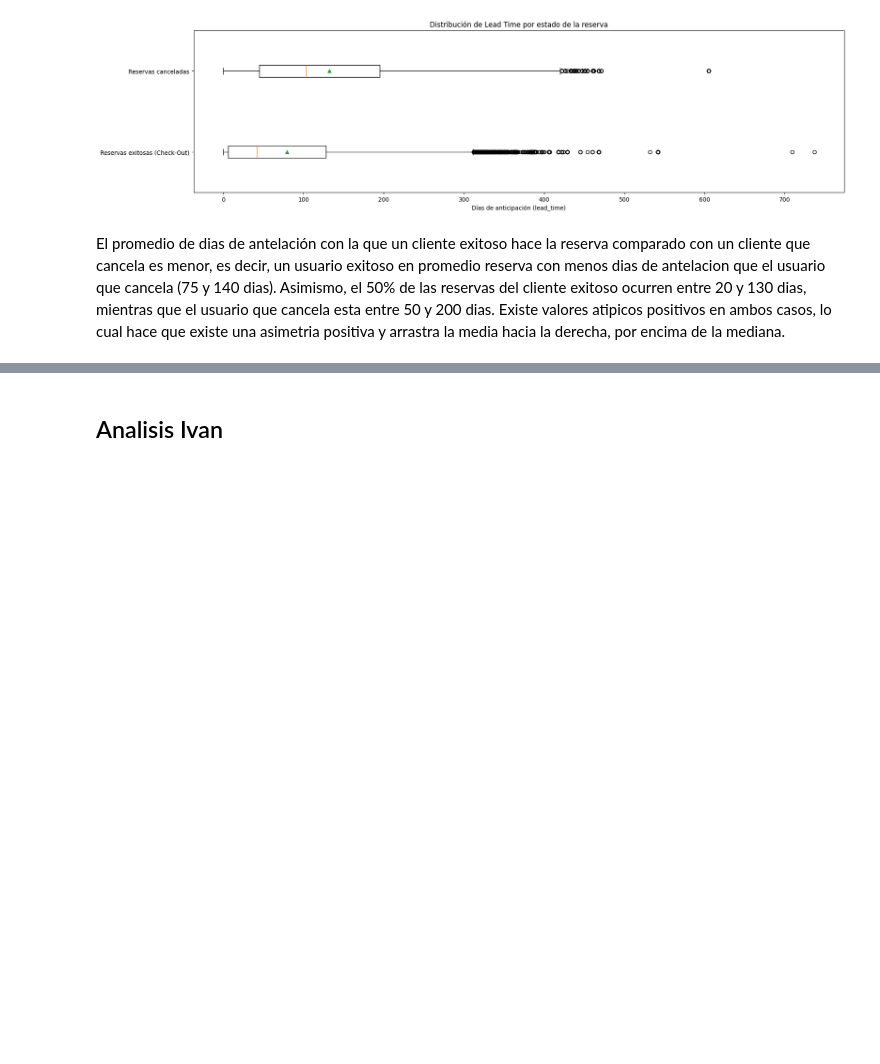
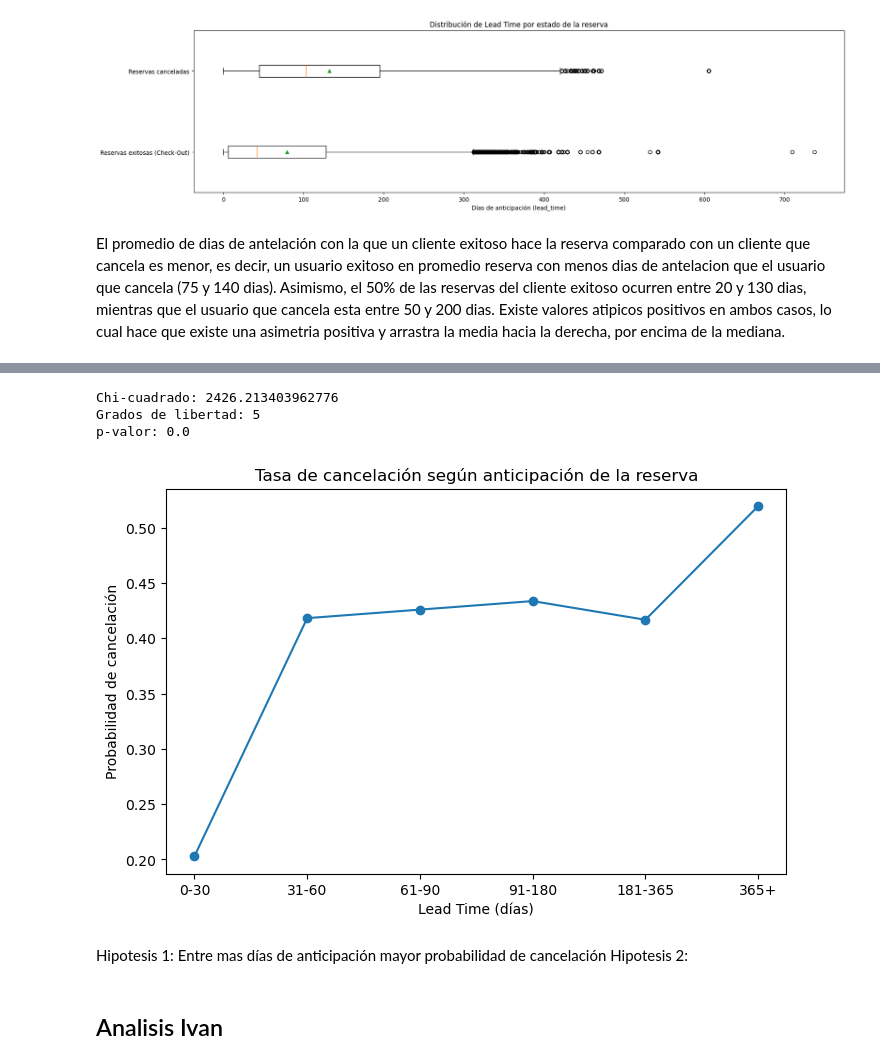
Before and after one commit to leodie1615/taller1, a Jupyter notebook: entendimiento-data.ipynb, the cells around one changed output, grey strips where cells are left out. Saved outputs shown, nothing was run; the diff lists cells and outputs as text; code cells hidden in the pictures; blank space fills up the shorter version.

Commit message:
feat(notebook): agrega hipotesis taller

```diff
--- a/entendimiento-data.ipynb
+++ b/entendimiento-data.ipynb
@@ -605,3 +643,27 @@ El promedio de dias de antelación con la que un cliente exitoso hace la reserva
+# %%
+from scipy.stats import chi2_contingency
+
+chi2, p, dof, expected = chi2_contingency(contingencia)
+print("Chi-cuadrado:", chi2)
+print("Grados de libertad:", dof)
+print("p-valor:", p)
+# %% [output]
+Chi-cuadrado: 2426.213403962776
+Grados de libertad: 5
+p-valor: 0.0
+# %%
+cancel_rate = df_reservation_mod.groupby("lead_time_bin", observed=False)["is_canceled"].mean()
+
+cancel_rate.plot(kind="line", marker="o", figsize=(8,5))
+plt.title("Tasa de cancelación según anticipación de la reserva")
+plt.xlabel("Lead Time (días)")
+plt.ylabel("Probabilidad de cancelación")
+plt.show()
+# %% [output]
+[figure, added]
+# %% [markdown]
+Hipotesis 1: Entre mas días de anticipación mayor probabilidad de cancelación
+Hipotesis 2:
 # %% [markdown]
 ## Analisis Ivan
 # %% [markdown]
```
Also changed, not shown: parts of 10 cells of this notebook.
